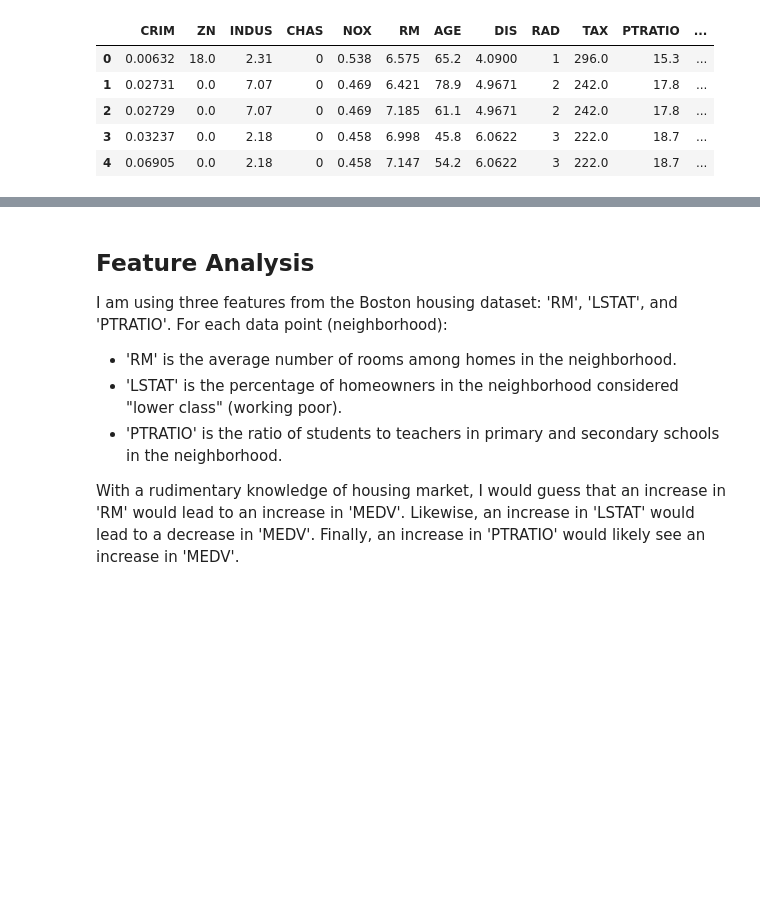
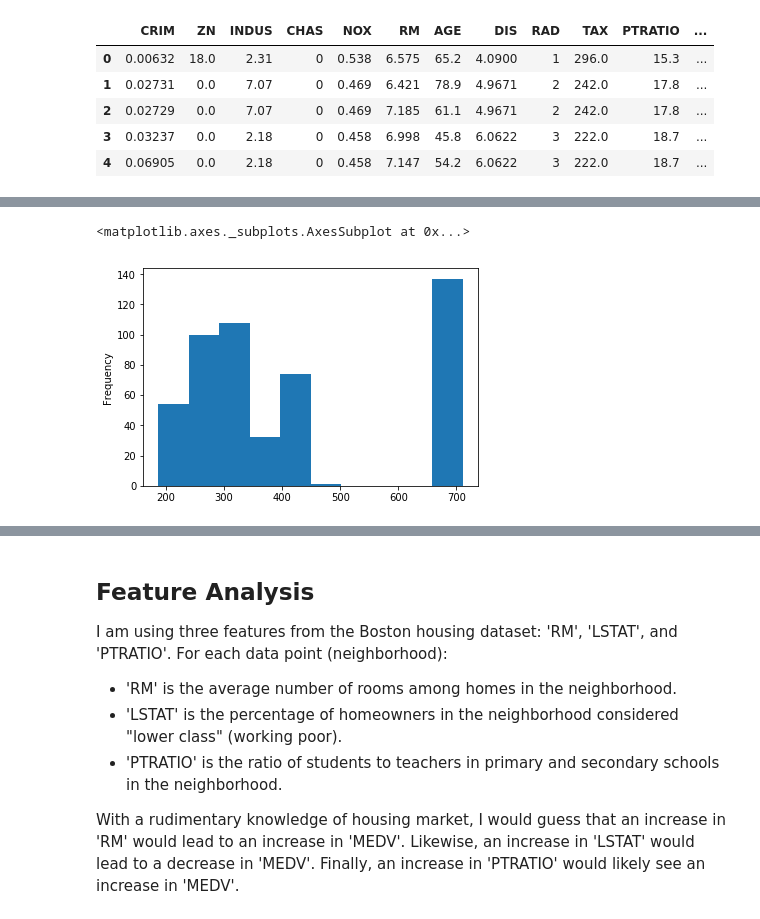
Before and after one commit to Tashwini12/Boston-Housing, a Jupyter notebook: boston_housing.ipynb, the cells around one changed output, grey strips where cells are left out. Cells and saved outputs as stored; diff of their text form; code cells hidden in the pictures; blank space fills up the shorter version.

```diff
--- a/boston_housing.ipynb
+++ b/boston_housing.ipynb
@@ -158,0 +152,5 @@ Name: CPIHOSSL, Length: 476, dtype: float64>
+# %%
+data['TAX'].plot.hist()
+# %% [output]
+<matplotlib.axes._subplots.AxesSubplot at 0x...>
+[figure, added]
```
Also changed, not shown: parts of 25 cells of this notebook.
